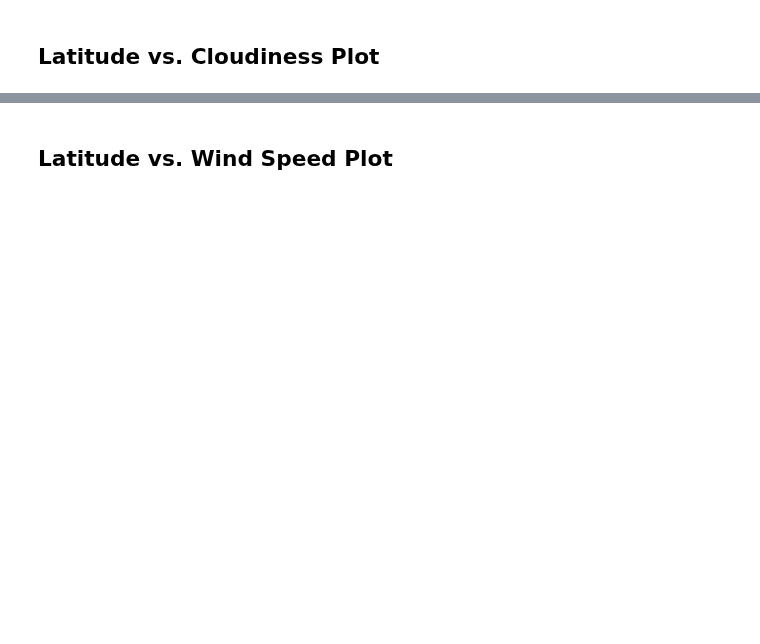
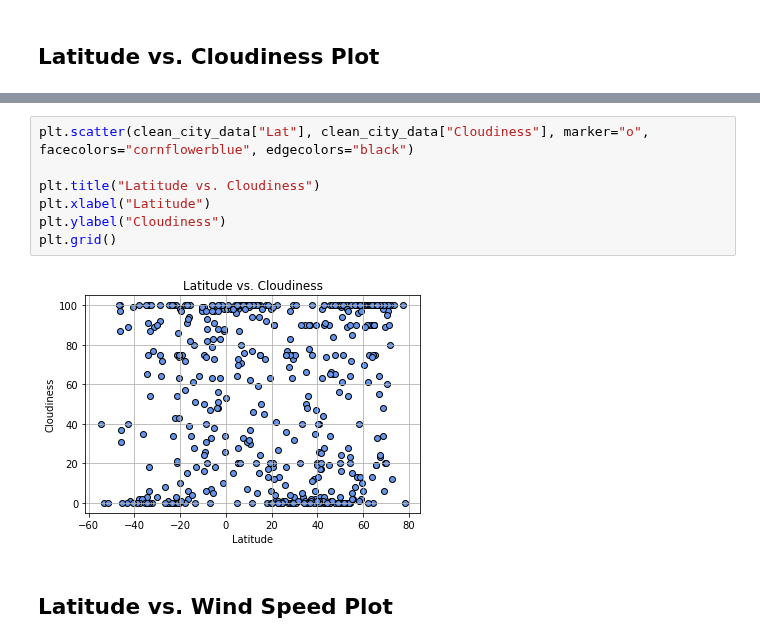
Before and after one commit to eldridgesje/python-api-challenge, a Jupyter notebook: WeatherPy.ipynb, the cells around one changed output, grey strips where cells are left out. Cells and saved outputs as stored; diff of their text form; blank space fills up the shorter version.

```diff
--- a/WeatherPy.ipynb
+++ b/WeatherPy.ipynb
@@ -214,2 +236,11 @@ Int64Index([], dtype='int64')
+# %%
+plt.scatter(clean_city_data["Lat"], clean_city_data["Cloudiness"], marker="o", facecolors="cornflowerblue", edgecolors="black")
+
+plt.title("Latitude vs. Cloudiness")
+plt.xlabel("Latitude")
+plt.ylabel("Cloudiness")
+plt.grid()
+# %% [output]
+[figure, added]
 # %% [markdown]
 ## Latitude vs. Wind Speed Plot
```
Also changed, not shown: parts of 15 cells of this notebook.
